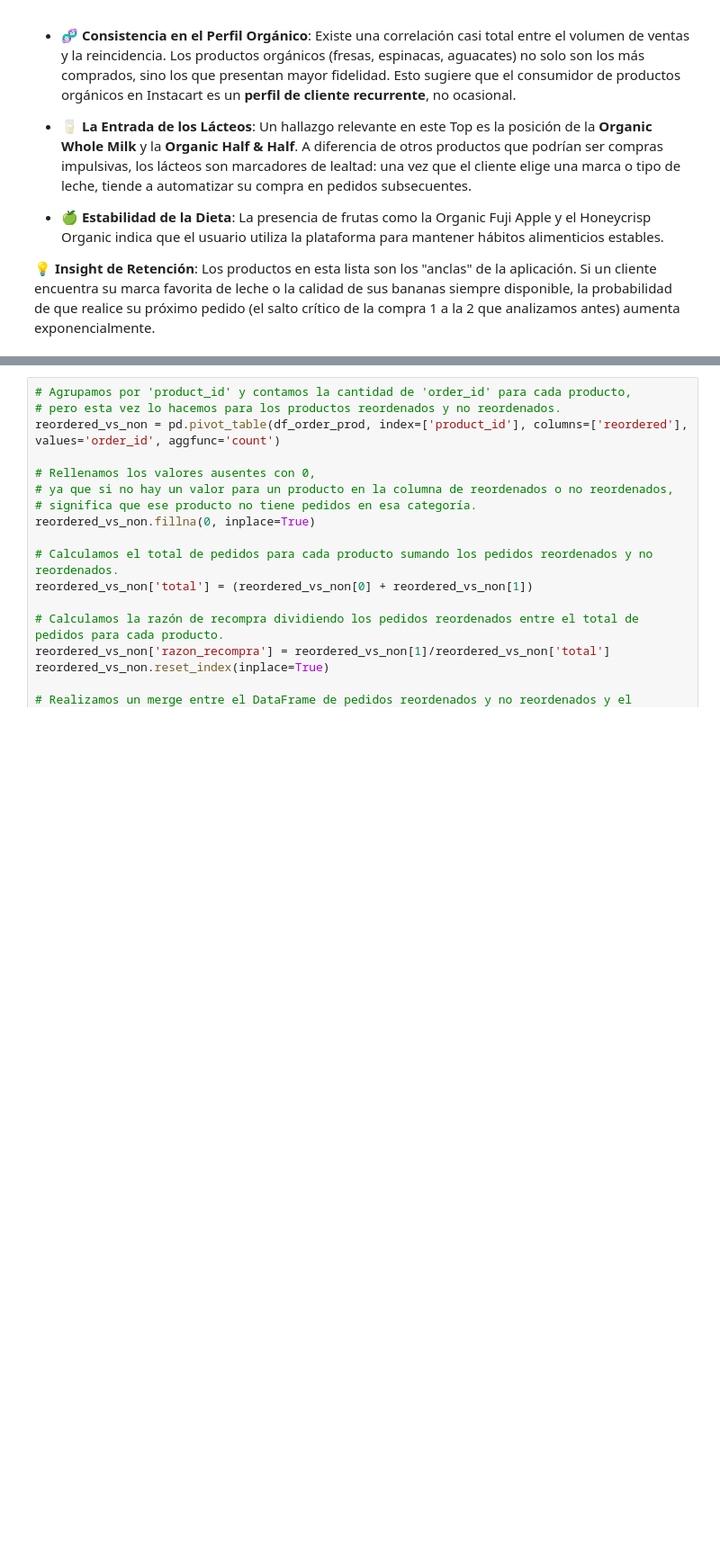
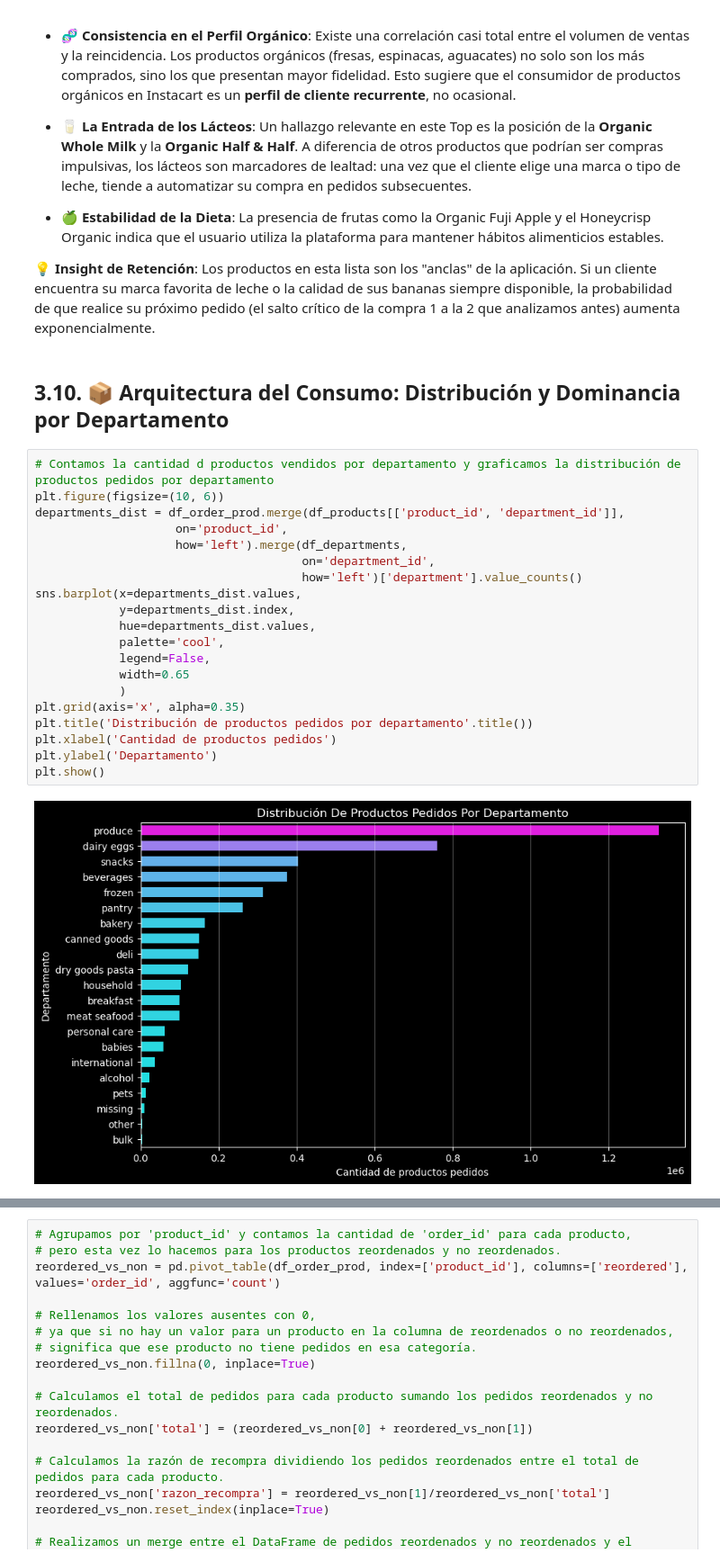
Before and after one commit to DavidVaAc/instacart-market-basket-analysis, a Jupyter notebook: notebooks/instacart_eda_analysis.ipynb, the cells around one changed output, grey strips where cells are left out. Shown at 90% size. Cells and saved outputs as stored; diff of their text form; blank space fills up the shorter version.

Commit message:
departments analysis

```diff
--- a/notebooks/instacart_eda_analysis.ipynb
+++ b/notebooks/instacart_eda_analysis.ipynb
@@ -973,3 +1007,27 @@ Identificar los artículos que los usuarios vuelven a solicitar de forma recurre
 * 🍏 **Estabilidad de la Dieta**: La presencia de frutas como la Organic Fuji Apple y el Honeycrisp Organic indica que el usuario utiliza la plataforma para mantener hábitos alimenticios estables.
 
 💡 **Insight de Retención**: Los productos en esta lista son los "anclas" de la aplicación. Si un cliente encuentra su marca favorita de leche o la calidad de sus bananas siempre disponible, la probabilidad de que realice su próximo pedido (el salto crítico de la compra 1 a la 2 que analizamos antes) aumenta exponencialmente.
+# %% [markdown]
+## 3.10. 📦 Arquitectura del Consumo: Distribución y Dominancia por Departamento
+# %%
+# Contamos la cantidad d productos vendidos por departamento y graficamos la distribución de productos pedidos por departamento
+plt.figure(figsize=(10, 6))
+departments_dist = df_order_prod.merge(df_products[['product_id', 'department_id']],
+                    on='product_id',
+                    how='left').merge(df_departments,
+                                      on='department_id',
+                                      how='left')['department'].value_counts()
+sns.barplot(x=departments_dist.values,
+            y=departments_dist.index,
+            hue=departments_dist.values,
+            palette='cool',
+            legend=False,
+            width=0.65
+            )
+plt.grid(axis='x', alpha=0.35)
+plt.title('Distribución de productos pedidos por departamento'.title())
+plt.xlabel('Cantidad de productos pedidos')
+plt.ylabel('Departamento')
+plt.show()
+# %% [output]
+[figure, added]
```
Also changed, not shown: parts of 8 cells of this notebook, 1 other file.
